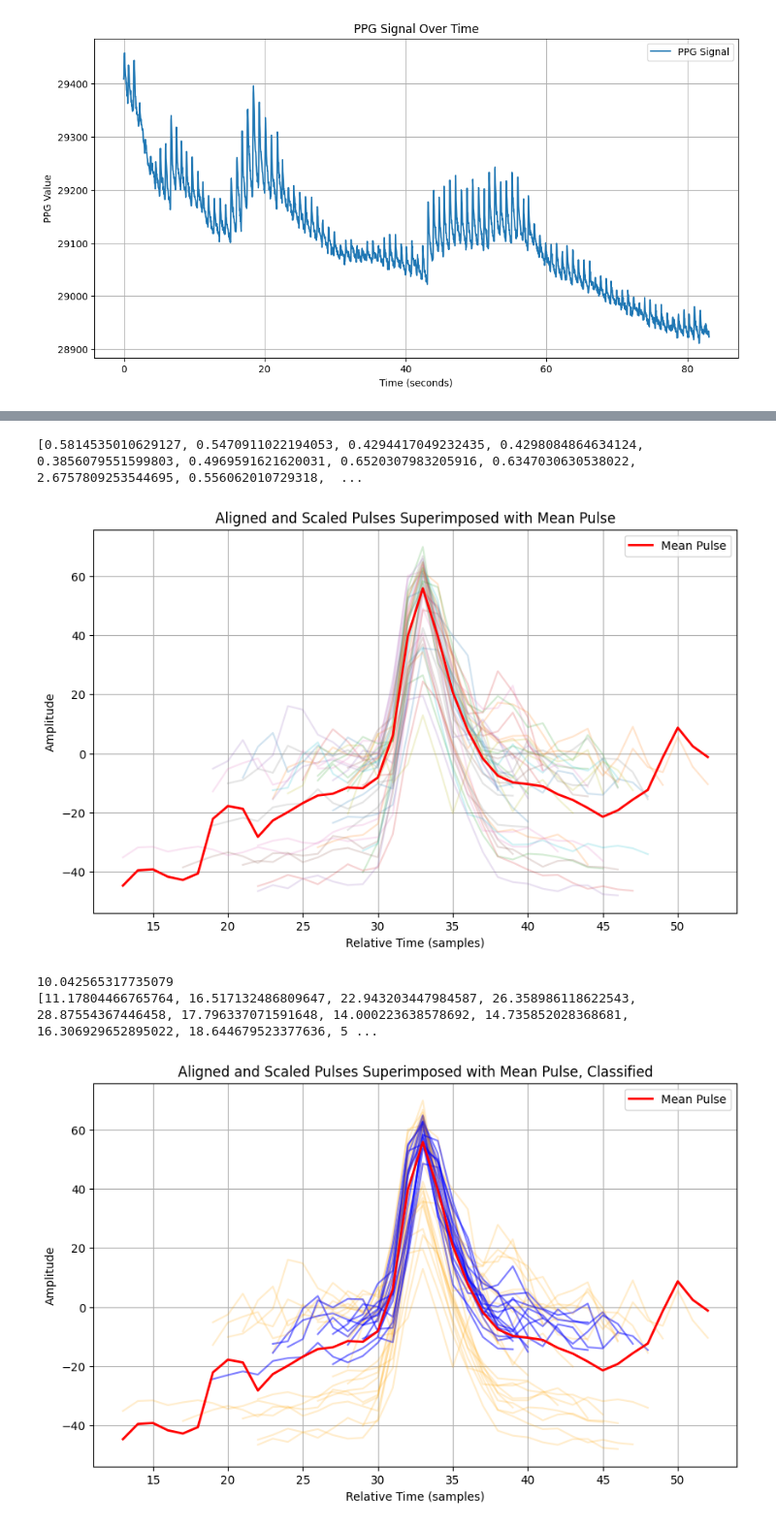
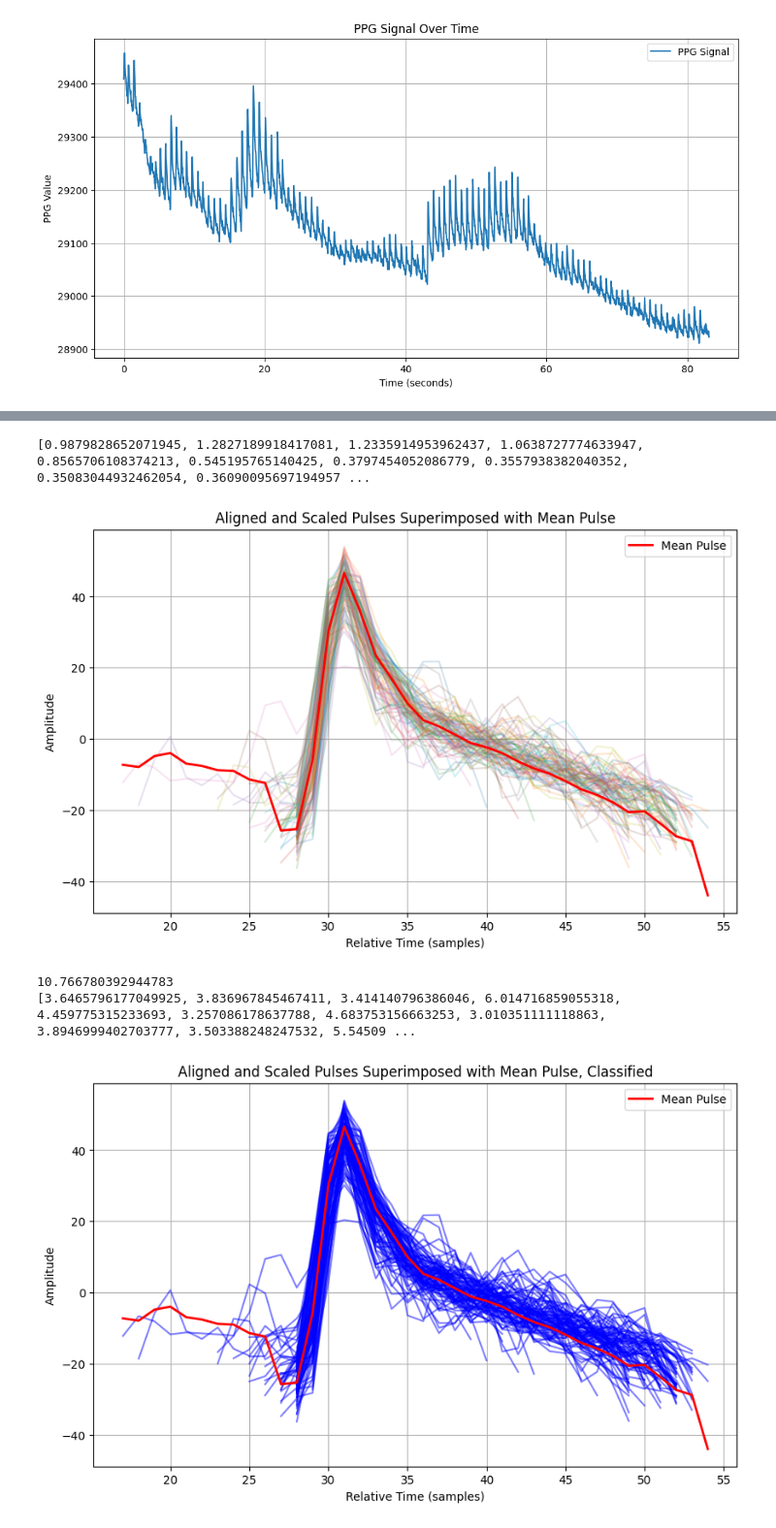
Before and after one commit to EmanuelMairoll/VitalVision, a Jupyter notebook: signal/VitalVision-signal-playground/notebooks/01_ppg_tests.ipynb, the cells around one changed output, grey strips where cells are left out. Shown at 97% size. Saved outputs shown, nothing was run; the diff lists cells and outputs as text; code cells hidden in the pictures.

```diff
--- a/signal/VitalVision-signal-playground/notebooks/01_ppg_tests.ipynb
+++ b/signal/VitalVision-signal-playground/notebooks/01_ppg_tests.ipynb
@@ -139,7 +145,7 @@ class Pulse:
 
     def relative_depth_difference(self):
         """Returns the relative depth difference between the end and start trough."""
-        return self.trough_depth_difference() / self.signal[self.peak_index]
+        return self.trough_depth_difference() / self.amplitude()
 
     def pulse_width(self, fs):
         """Returns the pulse width based on the sampling frequency."""
@@ -222,22 +228,22 @@ plt.plot(filtered_data, label='Filtered PPG Signal', color='lightgray')
 
 for i, pulse in enumerate(pulses):
     start, end = pulse.start_trough_index, pulse.end_trough_index
-    valid = True  # Assume segment is valid unless a check fails
+    pulse.valid = True  # Assume segment is valid unless a check fails
 
     # Check each condition
     if not pulse_width_valid[i]: # begin with pulse width, it's the strongest indicator
         segment_color = 'red'  # Pulse width invalid
-        valid = False
+        pulse.valid = False
     elif not amplitude_valid[i]:
         segment_color = 'magenta'  # Amplitude invalid
-        valid = False
+        pulse.valid = False
     elif not trough_depth_valid[i]:
         segment_color = 'orange'  # Trough depth invalid
-        valid = False
+        pulse.valid = False
     else:
         segment_color = 'green'  # Valid segment
 
-    if valid:
+    if pulse.valid:
         valid_indices.append(i)
 
     # Plot the pulse segment with the determined color
@@ -254,19 +306,13 @@ plt.show()
 # %%
-def align_pulses(pulses, fs):
+def align_pulses_horizontally(pulses):
     max_pulse_width = 0
-    midpoints = []
     aligned_pulses = []
-    vertical_offsets = []
 
     # Calculate necessary alignments and vertical offsets
     for pulse in pulses:
         pulse_data = pulse.get_pulse_data()
         pulse_length = len(pulse_data)
-        midpoint_amplitude = (pulse.signal[pulse.peak_index] + pulse.signal[pulse.start_trough_index]) / 2
         max_pulse_width = max(max_pulse_width, pulse_length)
-        midpoints.append(midpoint_amplitude)
-
-    average_midpoint_amplitude = np.mean(midpoints)
 
     # Align all pulses horizontally and vertically
     for pulse in pulses:
@@ -275,15 +321,13 @@ def align_pulses(pulses, fs):
         padding_before = max(max_pulse_width - peak_position_in_pulse, 0)
         offset_after = max(2 * max_pulse_width - (padding_before + len(pulse_data)), 0)
         aligned_pulse = np.pad(pulse_data, (padding_before, offset_after), 'constant', constant_values=(np.nan, np.nan))
-        vertical_shift = average_midpoint_amplitude - (pulse.signal[pulse.peak_index] + pulse.signal[pulse.start_trough_index]) / 2
-        aligned_pulse += vertical_shift
+
         aligned_pulses.append(aligned_pulse)
-        vertical_offsets.append(vertical_shift)
 
-    return aligned_pulses, vertical_offsets
+    return aligned_pulses
 
 valid_pulses = [pulses[i] for i in valid_indices]
-aligned_pulses, y_offsets = align_pulses(valid_pulses, fs)
+aligned_pulses = align_pulses_horizontally(valid_pulses)
 mean_pulse = np.nanmean(np.vstack(aligned_pulses), axis=0)
 
 
@@ -303,9 +347,9 @@ plt.show()
 # %%
-def scale_pulses_to_minimize_difference(pulses, y_offsets, mean_pulse):
+def scale_pulses_to_minimize_difference(pulses, mean_pulse):
     scaled_pulses = []
     scaling_factors = []
 
-    for pulse, y_offset in zip(pulses, y_offsets):
+    for pulse in pulses:
         # Only consider non-NaN values for calculation
         valid_indices = ~np.isnan(pulse)
         valid_pulse = pulse[valid_indices]
@@ -315,14 +359,15 @@ def scale_pulses_to_minimize_difference(pulses, y_offsets, mean_pulse):
         std_valid_mean_pulse = valid_mean_pulse - np.mean(valid_mean_pulse)
 
         # Calculate the optimal scaling factor using the dot product
-        # TODO: Explain why this is the optimal scaling factor
         scale_factor = np.dot(std_valid_pulse, std_valid_mean_pulse) / np.dot(std_valid_pulse, std_valid_pulse)
-        scaled_pulses.append((pulse - y_offset) * scale_factor + y_offset)
+
+        std_pulse = pulse - np.mean(valid_pulse)
+        scaled_pulses.append(std_pulse * scale_factor)
         scaling_factors.append(scale_factor)
 
     return scaled_pulses, scaling_factors
 
-scaled_pulses, scaling_factors = scale_pulses_to_minimize_difference(aligned_pulses, y_offsets, mean_pulse)
+scaled_pulses, scaling_factors = scale_pulses_to_minimize_difference(aligned_pulses, mean_pulse)
 
 print(scaling_factors)
 
@@ -338,8 +383,8 @@ plt.legend()
 plt.grid(True)
 plt.show()
 # %% [output]
-[0.5814535010629127, 0.5470911022194053, 0.4294417049232435, 0.4298084864634124, 0.3856079551599803, 0.4969591621620031, 0.6520307983205916, 0.6347030630538022, 2.6757809253544695, 0.556062010729318,  ...
+[0.9879828652071945, 1.2827189918417081, 1.2335914953962437, 1.0638727774633947, 0.8565706108374213, 0.545195765140425, 0.3797454052086779, 0.3557938382040352, 0.35083044932462054, 0.36090095697194957 ...
-[figure, old version]
+[figure, new version]
 # %%
 def classify_pulses(pulses, mean_pulse, threshold):
     classifications = []
@@ -357,34 +402,34 @@ def classify_pulses(pulses, mean_pulse, threshold):
             classifications.append("Bad")
 
         differences.append(mean_difference)
 
     return classifications, differences
 
 
 non_nan_mean_pulse = mean_pulse[~np.isnan(mean_pulse)]
 mean_amplitude = non_nan_mean_pulse[np.argmax(non_nan_mean_pulse)] - non_nan_mean_pulse[0]
 
-difference_threshold = 0.1 * mean_amplitude # TODO: Is this a good threshold?
+difference_threshold = 0.2 * mean_amplitude # TODO: Is this a good threshold?
 
 classifications, mean_differences = classify_pulses(scaled_pulses, mean_pulse, difference_threshold)
 
 print(difference_threshold)
 print(mean_differences)
 
 plt.figure(figsize=(10, 6))
 colors = {'Good': 'blue', 'Bad': 'orange'}
 alpha_values = {'Good': 0.5, 'Bad': 0.2}
 for pulse, classification in zip(scaled_pulses, classifications):
     plt.plot(pulse, alpha=alpha_values[classification], color=colors[classification])
 
 plt.plot(mean_pulse, color='red', linewidth=2, label='Mean Pulse')
 plt.title('Aligned and Scaled Pulses Superimposed with Mean Pulse, Classified')
 plt.xlabel('Relative Time (samples)')
 plt.ylabel('Amplitude')
 plt.legend()
 plt.grid(True)
 plt.show()
 # %% [output]
-10.042565317735079
-[11.17804466765764, 16.517132486809647, 22.943203447984587, 26.358986118622543, 28.87554367446458, 17.796337071591648, 14.000223638578692, 14.735852028368681, 16.306929652895022, 18.644679523377636, 5 ...
+10.766780392944783
+[3.6465796177049925, 3.836967845467411, 3.414140796386046, 6.014716859055318, 4.459775315233693, 3.257086178637788, 4.683753156663253, 3.010351111118863, 3.8946999402703777, 3.503388248247532, 5.54509 ...
-[figure, old version]
+[figure, new version]
```
Also changed, not shown: parts of 9 cells of this notebook, 5 other files.
